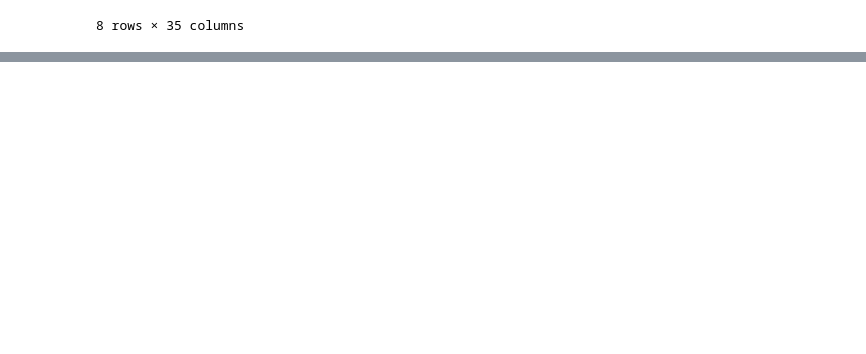
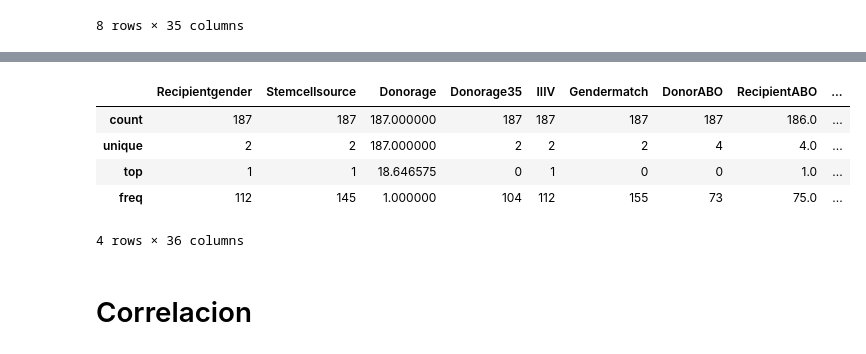
Before and after one commit to f3270/MLOps_team6, a Jupyter notebook: notebooks/Fase_1_Equipo6_v1.2_ftorres.ipynb, the cells around one changed output, grey strips where cells are left out. Cells and saved outputs as stored; diff of their text form; code cells hidden in the pictures; blank space fills up the shorter version.

```diff
--- a/notebooks/Fase_1_Equipo6_v1.2_ftorres.ipynb
+++ b/notebooks/Fase_1_Equipo6_v1.2_ftorres.ipynb
@@ -95,0 +106,11 @@ X.describe()
+# %%
+X.astype('category').describe()
+# %% [output]
+|  | Recipientgender | Stemcellsource | Donorage | Donorage35 | IIIV | Gendermatch | DonorABO | RecipientABO | ... |
+| count | 187 | 187 | 187.000000 | 187 | 187 | 187 | 187 | 186.0 | ... |
+| unique | 2 | 2 | 187.000000 | 2 | 2 | 2 | 4 | 4.0 | ... |
+| top | 1 | 1 | 18.646575 | 0 | 1 | 0 | 0 | 1.0 | ... |
+| freq | 112 | 145 | 1.000000 | 104 | 112 | 155 | 73 | 75.0 | ... |
+4 rows × 36 columns
+# %% [markdown]
+# Correlacion
```
Also changed, not shown: parts of 21 cells of this notebook.
